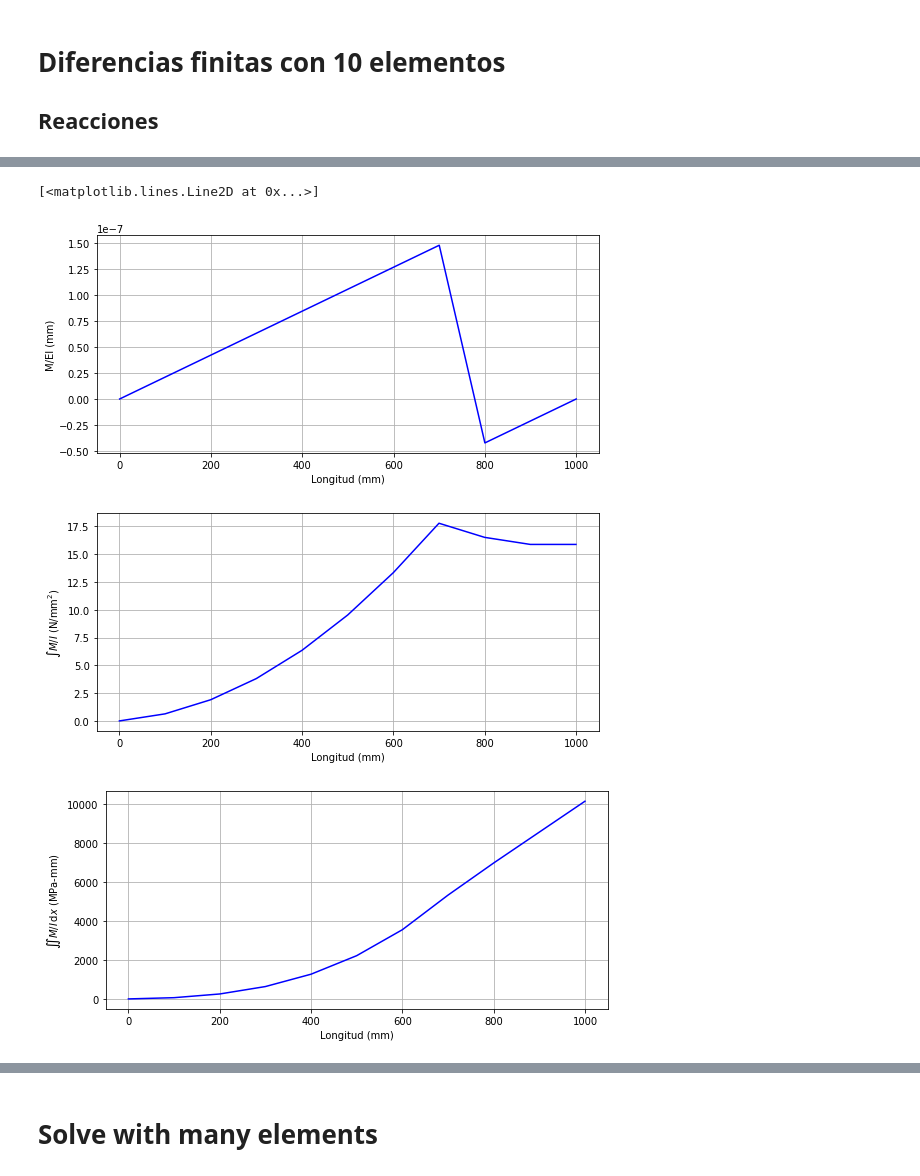
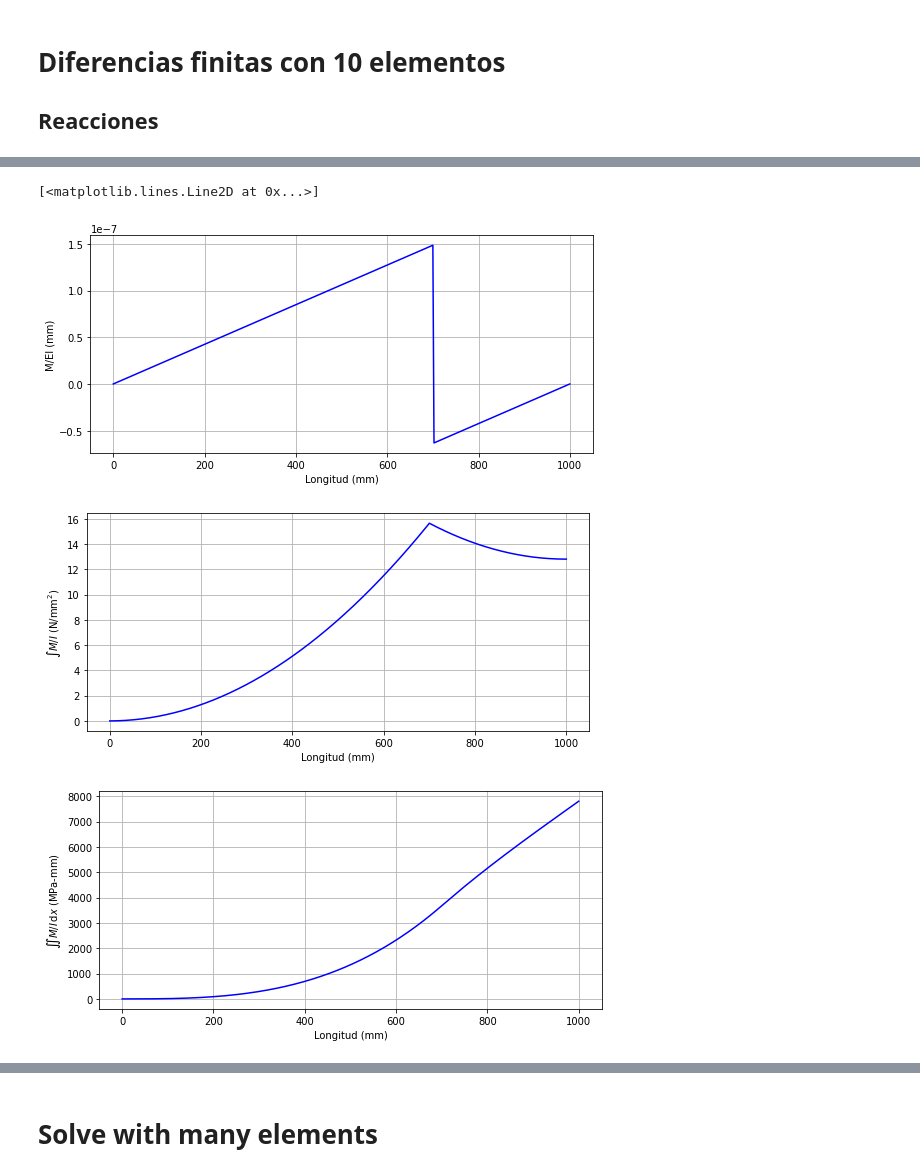
Before and after one commit to HeNeos/Reports-FIM-UNI, a Jupyter notebook: MC516-Cálculo por elementos finitos/PC 5/MC516_PC5.ipynb, the cells around one changed output, grey strips where cells are left out. Drawn from its saved outputs; the diff is of its cells as text; code cells hidden in the pictures.

```diff
--- a/MC516-Cálculo por elementos finitos/PC 5/MC516_PC5.ipynb
+++ b/MC516-Cálculo por elementos finitos/PC 5/MC516_PC5.ipynb
@@ -324,0 +325,8 @@ plt.plot(np.linspace(0,1000,10+1),_angle10,'-ro')
+# %%
+m = 3.019801982333764/700
+for i in range(0,10):
+    if i <= 6:
+        print(i,'&',Elements[i][0],'&',Elements[i][1],'&',PosNodes[Elements[i][1]]-PosNodes[Elements[i][0]],'&',np.around((i+1)*m*100,6),'&',0.055,'\\'+'\\')
+    else:
+        print(i,'&',Elements[i][0],'&',Elements[i][1],'&',PosNodes[Elements[i][1]]-PosNodes[Elements[i][0]],'&',np.around(-1.2942+(i-6)*m*100,6),'&',0.055,'\\'+'\\')
+    print('\\'+'hline')
@@ -469,9 +499,11 @@ E = 3*10**5
 # %%
 v = []
 v.append(0)
-for x in range(1,10+1):
+_n = 400
+
+for x in range(1,_n+1):
     aux = R1
-    if x*100 >= 1000:
+    if x*1000/_n >= 1000:
         aux = 0
     v.append(aux)
 
@@ -480,7 +512,7 @@ plt.title('Diagrama de fuerza cortante (10 elementos)')
 plt.xlabel('Longitud (mm)')
 plt.ylabel('Fuerza cortante (N)')
 plt.grid()
-plt.plot(np.linspace(0,1000,10+1),v,'-b')
+plt.plot(np.linspace(0,1000,_n+1),v,'-b')
 #plt.savefig('Fuerzacortante.pdf')
 # %% [output]
 [<matplotlib.lines.Line2D at 0x...>]
@@ -488,11 +520,11 @@ plt.plot(np.linspace(0,1000,10+1),v,'-b')
 # %%
 m = []
-for x in range(0,10+1):
-    aux = R1*x*100
-    if x*100>700:
+for x in range(0,_n+1):
+    aux = R1*x*1000/_n
+    if x*1000/_n>700:
         aux -= M_A
-    if x*100>=1000:
-        aux += aux + R2*(x*100-(1000))
+    if x*1000/_n>=1000:
+        aux += aux + R2*(x*1000/_n-(1000))
     m.append(aux)
 
 plt.figure(figsize=(9,4))
@@ -500,7 +532,7 @@ plt.grid()
 plt.title('Diagrama de momento flector (10 elementos)')
 plt.xlabel('Longitud (mm)')
 plt.ylabel('Momento flector (N-mm)')
-plt.plot(np.linspace(0,1000,10+1),m,'r')
+plt.plot(np.linspace(0,1000,_n+1),m,'-r')
 #plt.savefig('momento.pdf')
 # %% [output]
 [<matplotlib.lines.Line2D at 0x...>]
@@ -508,39 +540,39 @@ plt.plot(np.linspace(0,1000,10+1),m,'r')
 # %%
 MEI = []
-for i in range(0,10+1):
+for i in range(0,_n+1):
     MEI.append(m[i]/(E*I))
 plt.figure(figsize=(9,4))
 plt.grid()
 plt.xlabel('Longitud (mm)')
 plt.ylabel('M/EI (mm)')
-plt.plot(np.linspace(0,1000,10+1),MEI,'-b')
+plt.plot(np.linspace(0,1000,_n+1),MEI,'-b')
 #plt.savefig('mei.pdf')
 
 
 mi = []
 mi.append(0)
-for i in range(1,10+1):
-    mi.append(100*m[i]/I + mi[i-1])
+for i in range(1,_n+1):
+    mi.append(1000/_n*m[i]/I + mi[i-1])
 plt.figure(figsize=(9,4))
 plt.xlabel('Longitud (mm)')
 plt.ylabel('$\int M/I$ (N/mm$^{2}$)')
 plt.grid()
-plt.plot(np.linspace(0,1000,10+1),mi,'-b')
+plt.plot(np.linspace(0,1000,_n+1),mi,'-b')
 #plt.savefig('mintegr.pdf')
 
 mii = []
 mii.append(0)
-for i in range(1,10+1):
-    mii.append(100*mi[i]+mii[i-1])
+for i in range(1,_n+1):
+    mii.append(1000/_n*mi[i]+mii[i-1])
 plt.figure(figsize=(9,4))
 plt.grid()
 plt.xlabel('Longitud (mm)')
 plt.ylabel('$ \iint M/I\,\mathrm{d}x $ (MPa-mm)')
-plt.plot(np.linspace(0,1000,10+1),mii,'-b')
+plt.plot(np.linspace(0,1000,_n+1),mii,'-b')
 #plt.savefig('m2i.pdf')
 # %% [output]
 [<matplotlib.lines.Line2D at 0x...>]
-[figure, old version]
+[figure, new version]
-[figure, old version]
+[figure, new version]
-[figure, old version]
+[figure, new version]
 # %%
```
Also changed, not shown: parts of 18 cells of this notebook.
